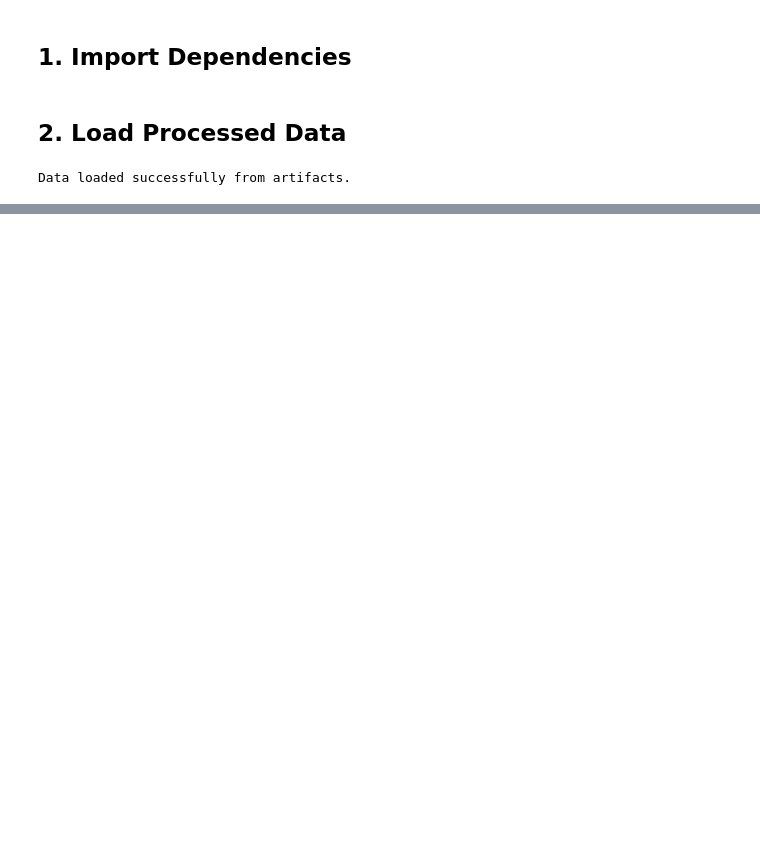
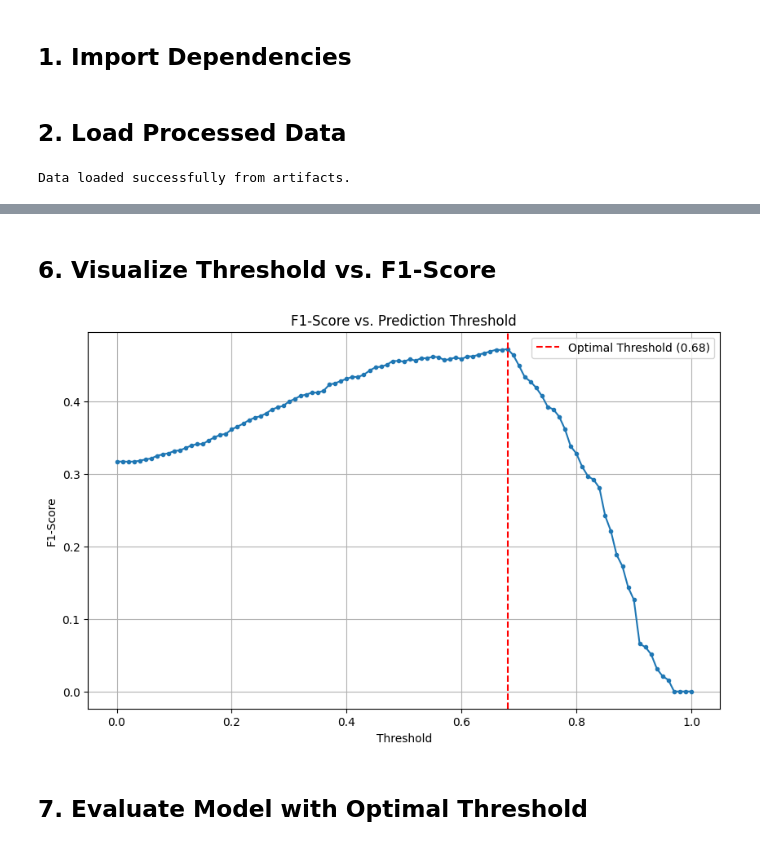
Before and after one commit to kavindus0/ChurnModelDeployment, a Jupyter notebook: 5_threshold_optimization.ipynb, the cells around one changed output, grey strips where cells are left out. Saved outputs shown, nothing was run; the diff lists cells and outputs as text; code cells hidden in the pictures; blank space fills up the shorter version.

```diff
--- a/5_threshold_optimization.ipynb
+++ b/5_threshold_optimization.ipynb
@@ -70 +78,17 @@ array([0, 0, 0, ..., 0, 0, 1], shape=(1999,))
+# %% [markdown]
+## 6. Visualize Threshold vs. F1-Score
+# %%
+plt.figure(figsize=(10, 6))
+plt.plot(thresholds, f1_scores, marker='.')
+plt.axvline(x=optimal_threshold, color='r', linestyle='--', label=f'Optimal Threshold ({optimal_threshold:.2f})')
+plt.xlabel('Threshold')
+plt.ylabel('F1-Score')
+plt.title('F1-Score vs. Prediction Threshold')
+plt.legend()
+plt.grid(True)
+plt.show()
+# %% [output]
+[figure, added]
+# %% [markdown]
+## 7. Evaluate Model with Optimal Threshold
 # %%
```
Also changed, not shown: parts of 16 cells of this notebook.
